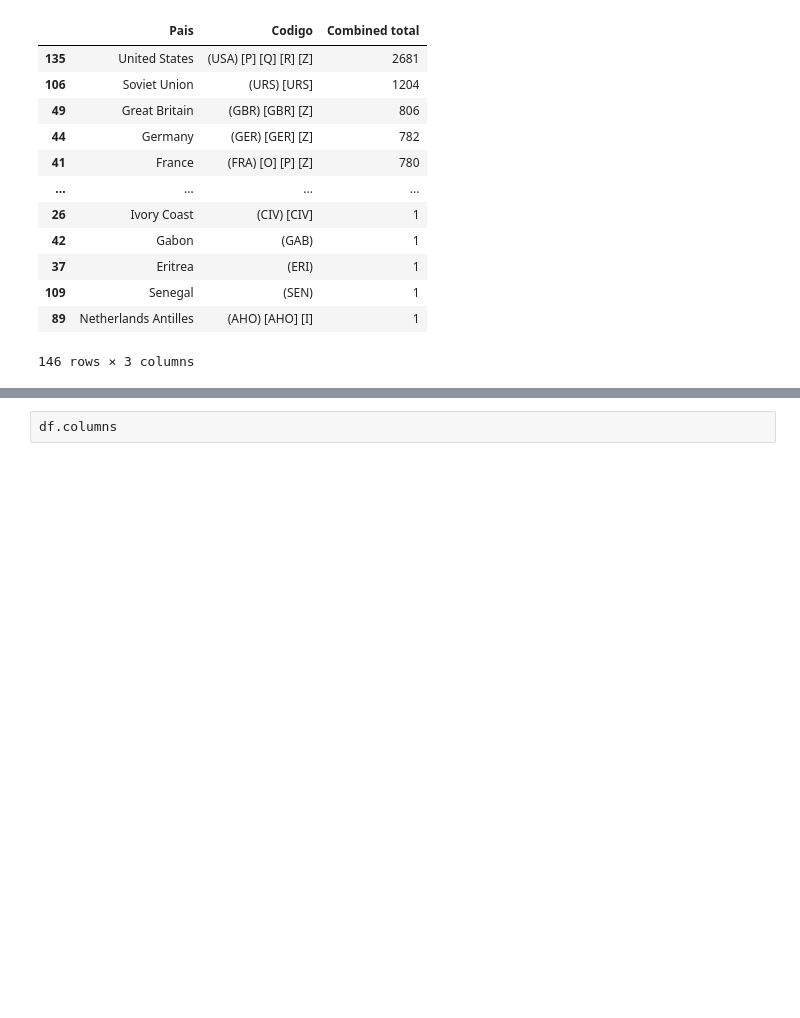
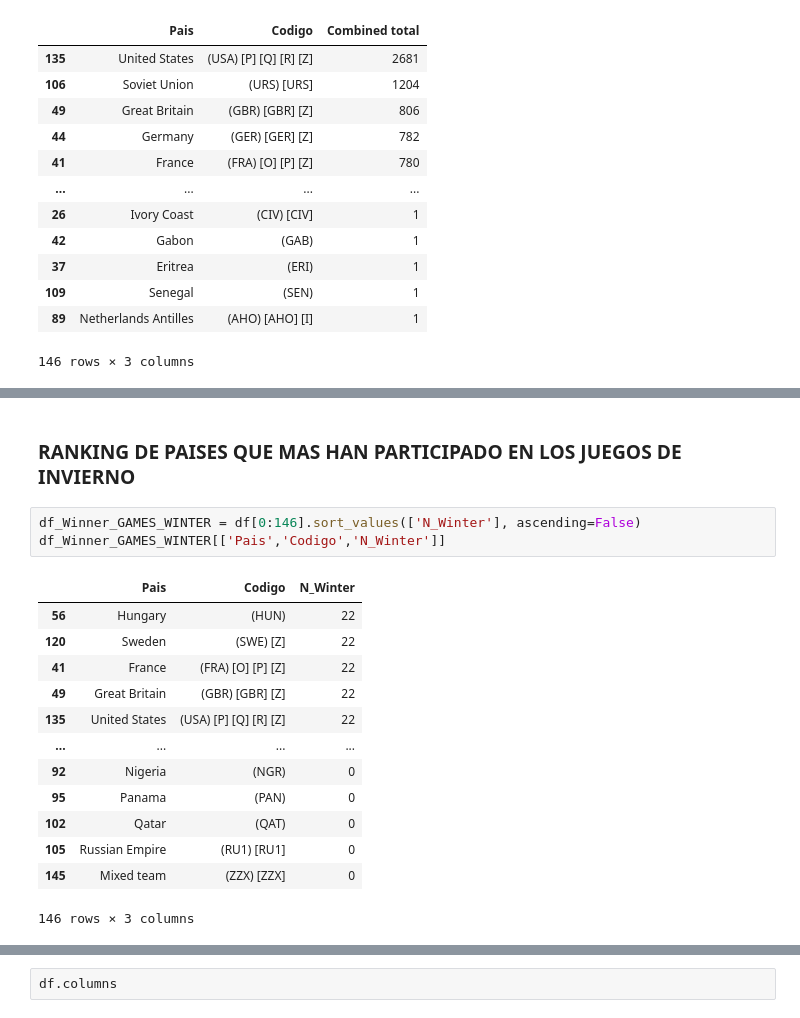
Before and after one commit to 16danielvm/OlympicsDatasetWork, a Jupyter notebook: 4 - what_say_the_data.ipynb, the cells around one changed output, grey strips where cells are left out. Drawn from its saved outputs; the diff is of its cells as text; blank space fills up the shorter version.

```diff
--- a/4 - what_say_the_data.ipynb
+++ b/4 - what_say_the_data.ipynb
@@ -130,0 +150,19 @@ df_Winner_Medals_Total[['Pais','Codigo','Combined total']]
+# %% [markdown]
+### RANKING DE PAISES QUE MAS HAN PARTICIPADO EN LOS JUEGOS DE INVIERNO
+# %%
+df_Winner_GAMES_WINTER = df[0:146].sort_values(['N_Winter'], ascending=False)
+df_Winner_GAMES_WINTER[['Pais','Codigo','N_Winter']]
+# %% [output]
+|  | Pais | Codigo | N_Winter |
+| 56 | Hungary | (HUN) | 22 |
+| 120 | Sweden | (SWE) [Z] | 22 |
+| 41 | France | (FRA) [O] [P] [Z] | 22 |
+| 49 | Great Britain | (GBR) [GBR] [Z] | 22 |
+| 135 | United States | (USA) [P] [Q] [R] [Z] | 22 |
+| ... | ... | ... | ... |
+| 92 | Nigeria | (NGR) | 0 |
+| 95 | Panama | (PAN) | 0 |
+| 102 | Qatar | (QAT) | 0 |
+| 105 | Russian Empire | (RU1) [RU1] | 0 |
+| 145 | Mixed team | (ZZX) [ZZX] | 0 |
+146 rows × 3 columns
```
Also changed, not shown: parts of 4 cells of this notebook.
